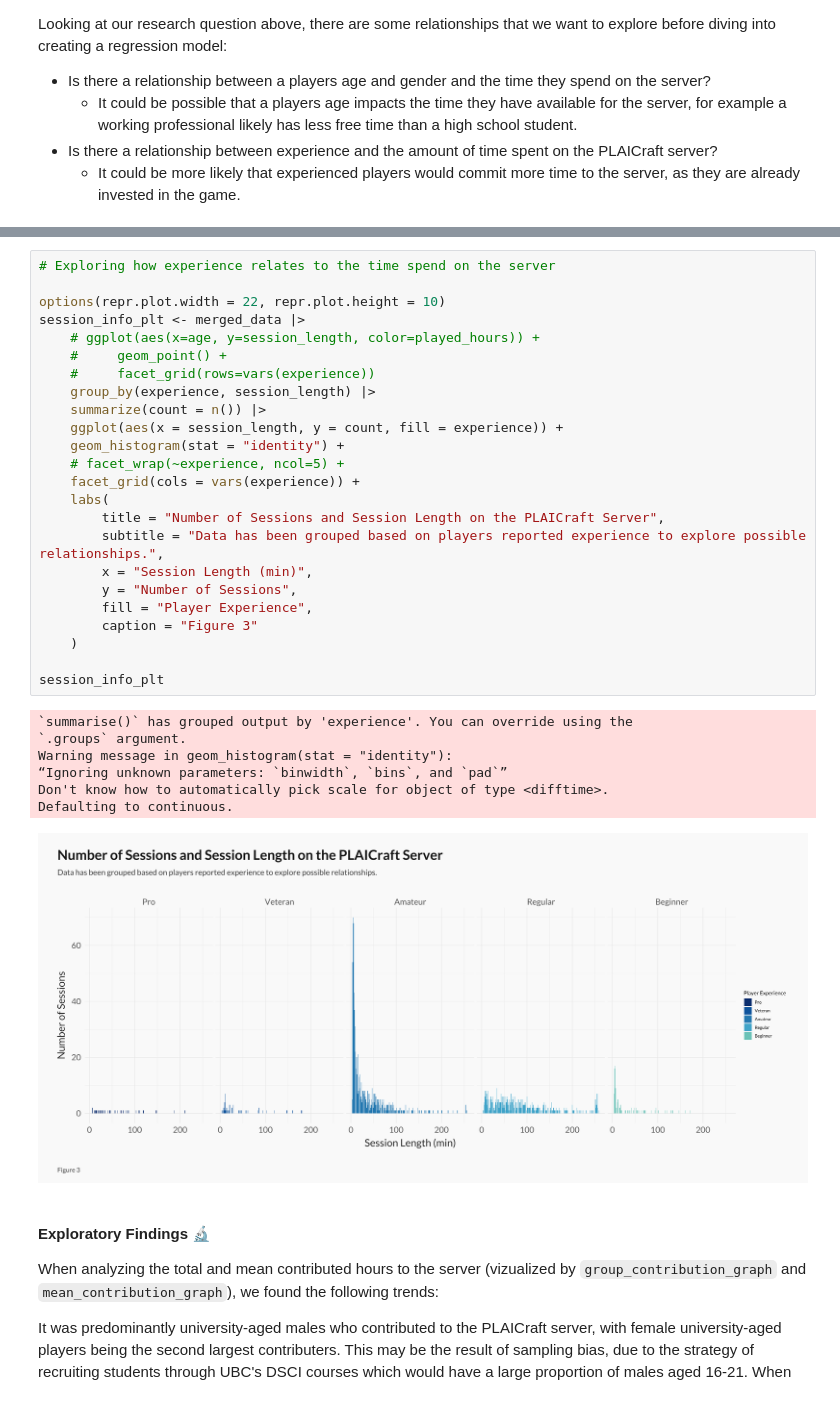
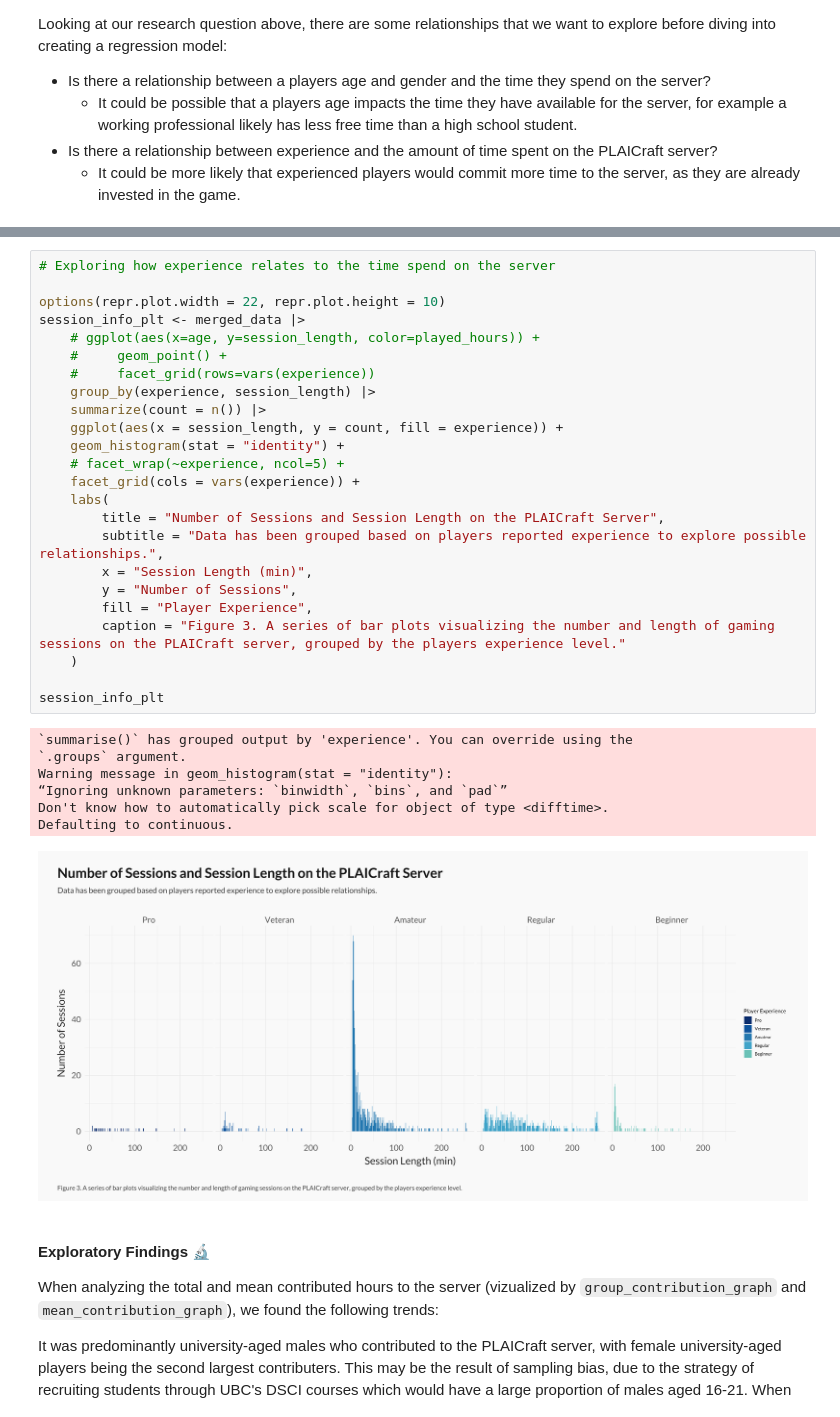
Before and after one commit to liammurray123/DSCI-100-Final-Project, a Jupyter notebook: Analysis.ipynb, the cells around one changed output, grey strips where cells are left out. Drawn from its saved outputs; the diff is of its cells as text.

```diff
--- a/Analysis.ipynb
+++ b/Analysis.ipynb
@@ -402,35 +402,35 @@ argument.
 # %%
 # Exploring how experience relates to the time spend on the server
 
 options(repr.plot.width = 22, repr.plot.height = 10)
 session_info_plt <- merged_data |>
     # ggplot(aes(x=age, y=session_length, color=played_hours)) +
     #     geom_point() +
     #     facet_grid(rows=vars(experience))
     group_by(experience, session_length) |>
     summarize(count = n()) |>
     ggplot(aes(x = session_length, y = count, fill = experience)) +
     geom_histogram(stat = "identity") +
     # facet_wrap(~experience, ncol=5) +
     facet_grid(cols = vars(experience)) +
     labs(
         title = "Number of Sessions and Session Length on the PLAICraft Server",
         subtitle = "Data has been grouped based on players reported experience to explore possible relationships.",
         x = "Session Length (min)",
         y = "Number of Sessions",
         fill = "Player Experience",
-        caption = "Figure 3"
+        caption = "Figure 3. A series of bar plots visualizing the number and length of gaming sessions on the PLAICraft server, grouped by the players experience level."
     )
 
 session_info_plt
 # %% [output]
 `summarise()` has grouped output by 'experience'. You can override using the
 `.groups` argument.
 Warning message in geom_histogram(stat = "identity"):
 “Ignoring unknown parameters: `binwidth`, `bins`, and `pad`”
 Don't know how to automatically pick scale for object of type <difftime>.
 Defaulting to continuous.
-[figure, old version]
+[figure, new version]
 # %% [markdown]
 #### Exploratory Findings 🔬
 
```
Also changed, not shown: parts of 7 cells of this notebook, 1 other file.
